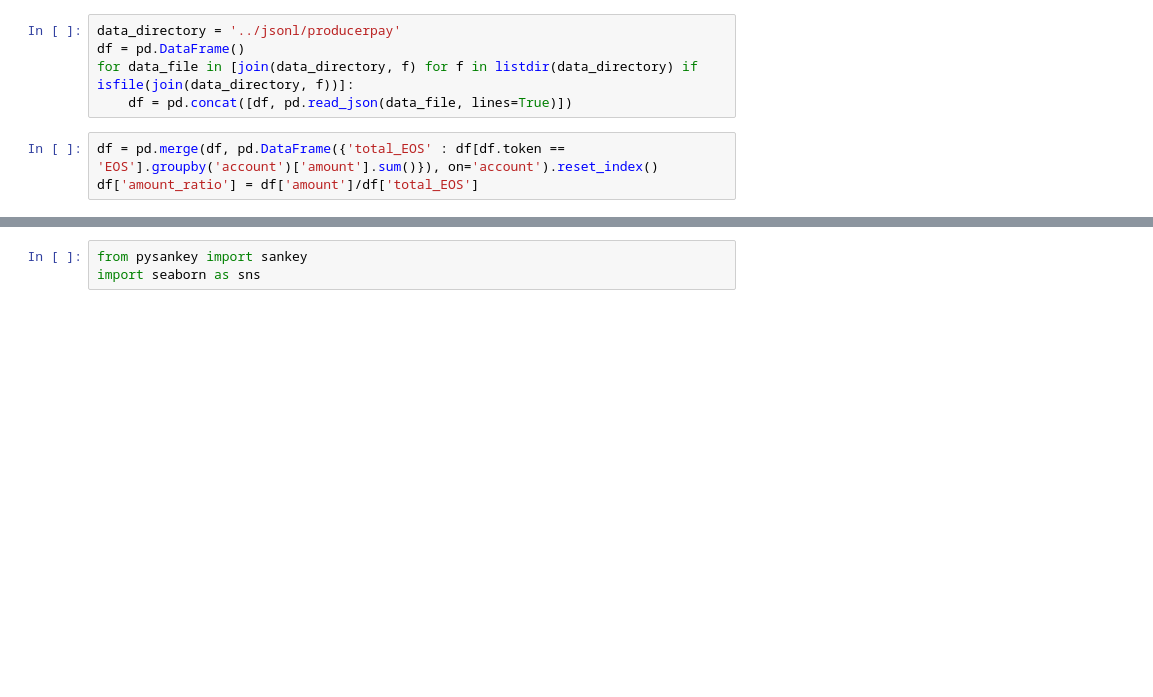
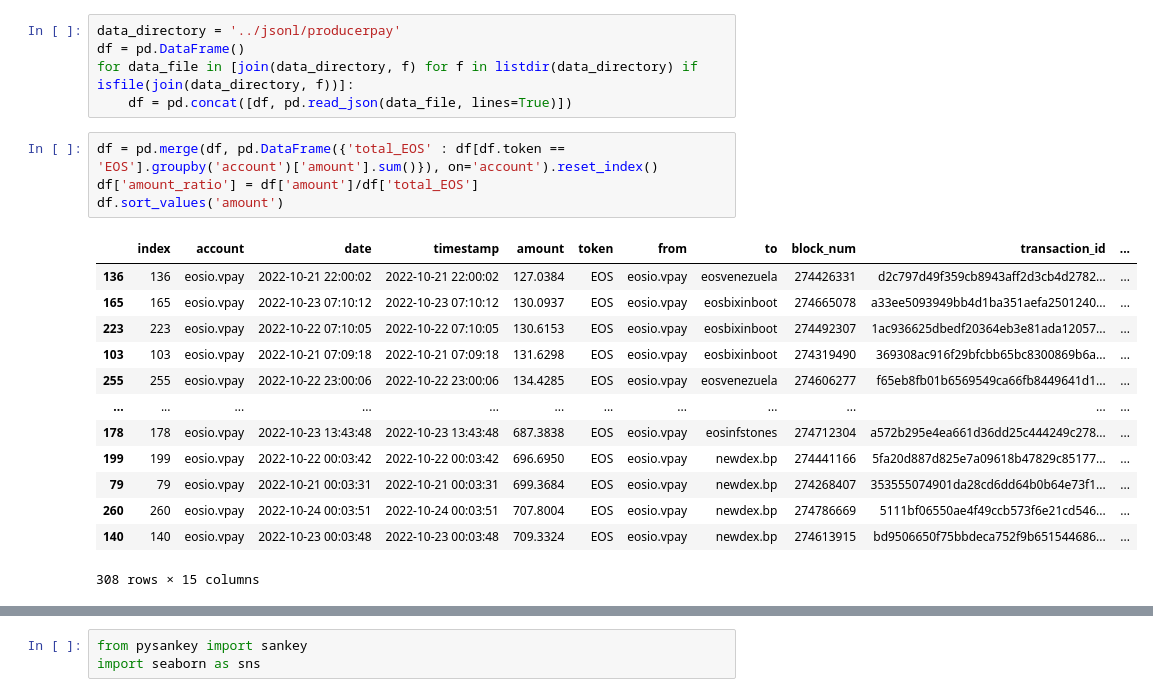
Before and after one commit to pinax-network/substreams_firehose, a Jupyter notebook: site/index.ipynb, the cells around one changed output, grey strips where cells are left out. Cells and saved outputs as stored; diff of their text form; blank space fills up the shorter version.

Commit message:
Sort Sankey labels by amount

```diff
--- a/site/index.ipynb
+++ b/site/index.ipynb
@@ -18,6 +18,21 @@ for data_file in [join(data_directory, f) for f in listdir(data_directory) if is
 # %%
 df = pd.merge(df, pd.DataFrame({'total_EOS' : df[df.token == 'EOS'].groupby('account')['amount'].sum()}), on='account').reset_index()
 df['amount_ratio'] = df['amount']/df['total_EOS']
+df.sort_values('amount')
+# %% [output]
+|  | index | account | date | timestamp | amount | token | from | to | block_num | transaction_id | ... |
+| 136 | 136 | eosio.vpay | 2022-10-21 22:00:02 | 2022-10-21 22:00:02 | 127.0384 | EOS | eosio.vpay | eosvenezuela | 274426331 | d2c797d49f359cb8943aff2d3cb4d2782... | ... |
+| 165 | 165 | eosio.vpay | 2022-10-23 07:10:12 | 2022-10-23 07:10:12 | 130.0937 | EOS | eosio.vpay | eosbixinboot | 274665078 | a33ee5093949bb4d1ba351aefa2501240... | ... |
+| 223 | 223 | eosio.vpay | 2022-10-22 07:10:05 | 2022-10-22 07:10:05 | 130.6153 | EOS | eosio.vpay | eosbixinboot | 274492307 | 1ac936625dbedf20364eb3e81ada12057... | ... |
+| 103 | 103 | eosio.vpay | 2022-10-21 07:09:18 | 2022-10-21 07:09:18 | 131.6298 | EOS | eosio.vpay | eosbixinboot | 274319490 | 369308ac916f29bfcbb65bc8300869b6a... | ... |
+| 255 | 255 | eosio.vpay | 2022-10-22 23:00:06 | 2022-10-22 23:00:06 | 134.4285 | EOS | eosio.vpay | eosvenezuela | 274606277 | f65eb8fb01b6569549ca66fb8449641d1... | ... |
+| ... | ... | ... | ... | ... | ... | ... | ... | ... | ... | ... | ... |
+| 178 | 178 | eosio.vpay | 2022-10-23 13:43:48 | 2022-10-23 13:43:48 | 687.3838 | EOS | eosio.vpay | eosinfstones | 274712304 | a572b295e4ea661d36dd25c444249c278... | ... |
+| 199 | 199 | eosio.vpay | 2022-10-22 00:03:42 | 2022-10-22 00:03:42 | 696.6950 | EOS | eosio.vpay | newdex.bp | 274441166 | 5fa20d887d825e7a09618b47829c85177... | ... |
+| 79 | 79 | eosio.vpay | 2022-10-21 00:03:31 | 2022-10-21 00:03:31 | 699.3684 | EOS | eosio.vpay | newdex.bp | 274268407 | 353555074901da28cd6dd64b0b64e73f1... | ... |
+| 260 | 260 | eosio.vpay | 2022-10-24 00:03:51 | 2022-10-24 00:03:51 | 707.8004 | EOS | eosio.vpay | newdex.bp | 274786669 | 5111bf06550ae4f49ccb573f6e21cd546... | ... |
+| 140 | 140 | eosio.vpay | 2022-10-23 00:03:48 | 2022-10-23 00:03:48 | 709.3324 | EOS | eosio.vpay | newdex.bp | 274613915 | bd9506650f75bbdeca752f9b651544686... | ... |
+308 rows × 15 columns
 # %%
 df
 # %% [output]
```
Also changed, not shown: parts of 2 cells of this notebook.
